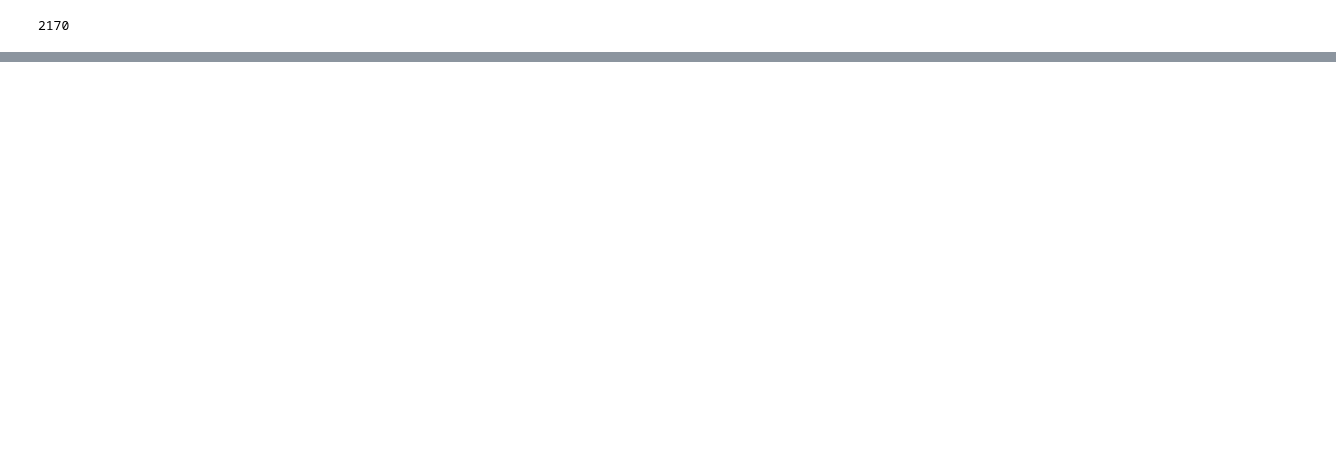
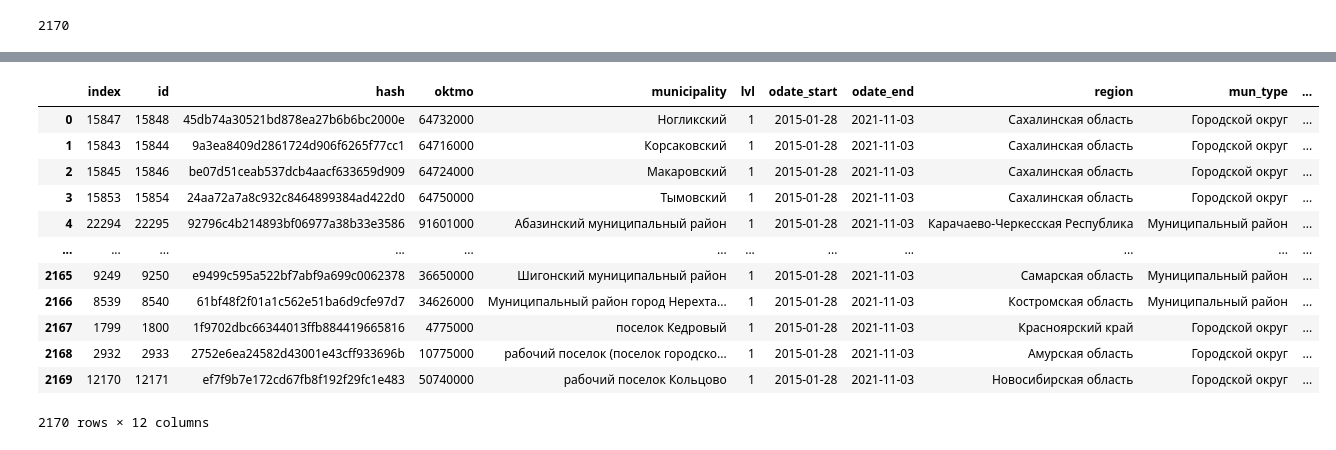
Before and after one commit to szhizherin/Modeling-the-economic-outcomes-of-local-government-reform-in-Russia, a Jupyter notebook: information_openness/normalise_openness.ipynb, the cells around one changed output, grey strips where cells are left out. Saved outputs shown, nothing was run; the diff lists cells and outputs as text; code cells hidden in the pictures; blank space fills up the shorter version.

```diff
--- a/information_openness/normalise_openness.ipynb
+++ b/information_openness/normalise_openness.ipynb
@@ -55,5 +109,7 @@ matcher = Geomatch(standard_db=standard_df,
 # %%
 test_norm = matcher(test)
+# %%
+test_norm2 = normaliser(test)
 # %%
 test_norm
 # %% [output]
@@ -70,6 +126,22 @@ test_norm
 | 2168 | 2933 | 2752e6ea24582d43001e43cff933696b | 10775000 | рабочий поселок (поселок городско... | 1 | 2015-01-28 | 2021-11-03 | Амурская область | Городской округ | ... |
 | 2169 | 12171 | ef7f9b7e172cd67fb8f192f29fc1e483 | 50740000 | рабочий поселок Кольцово | 1 | 2015-01-28 | 2021-11-03 | Новосибирская область | Городской округ | ... |
 2170 rows × 11 columns
+# %%
+test_norm2
+# %% [output]
+|  | index | id | hash | oktmo | municipality | lvl | odate_start | odate_end | region | mun_type | ... |
+| 0 | 15847 | 15848 | 45db74a30521bd878ea27b6b6bc2000e | 64732000 | Ногликский | 1 | 2015-01-28 | 2021-11-03 | Сахалинская область | Городской округ | ... |
+| 1 | 15843 | 15844 | 9a3ea8409d2861724d906f6265f77cc1 | 64716000 | Корсаковский | 1 | 2015-01-28 | 2021-11-03 | Сахалинская область | Городской округ | ... |
+| 2 | 15845 | 15846 | be07d51ceab537dcb4aacf633659d909 | 64724000 | Макаровский | 1 | 2015-01-28 | 2021-11-03 | Сахалинская область | Городской округ | ... |
+| 3 | 15853 | 15854 | 24aa72a7a8c932c8464899384ad422d0 | 64750000 | Тымовский | 1 | 2015-01-28 | 2021-11-03 | Сахалинская область | Городской округ | ... |
+| 4 | 22294 | 22295 | 92796c4b214893bf06977a38b33e3586 | 91601000 | Абазинский муниципальный район | 1 | 2015-01-28 | 2021-11-03 | Карачаево-Черкесская Республика | Муниципальный район | ... |
+| ... | ... | ... | ... | ... | ... | ... | ... | ... | ... | ... | ... |
+| 2165 | 9249 | 9250 | e9499c595a522bf7abf9a699c0062378 | 36650000 | Шигонский муниципальный район | 1 | 2015-01-28 | 2021-11-03 | Самарская область | Муниципальный район | ... |
+| 2166 | 8539 | 8540 | 61bf48f2f01a1c562e51ba6d9cfe97d7 | 34626000 | Муниципальный район город Нерехта... | 1 | 2015-01-28 | 2021-11-03 | Костромская область | Муниципальный район | ... |
+| 2167 | 1799 | 1800 | 1f9702dbc66344013ffb884419665816 | 4775000 | поселок Кедровый | 1 | 2015-01-28 | 2021-11-03 | Красноярский край | Городской округ | ... |
+| 2168 | 2932 | 2933 | 2752e6ea24582d43001e43cff933696b | 10775000 | рабочий поселок (поселок городско... | 1 | 2015-01-28 | 2021-11-03 | Амурская область | Городской округ | ... |
+| 2169 | 12170 | 12171 | ef7f9b7e172cd67fb8f192f29fc1e483 | 50740000 | рабочий поселок Кольцово | 1 | 2015-01-28 | 2021-11-03 | Новосибирская область | Городской округ | ... |
+2170 rows × 12 columns
 # %%
 test.to_excel("before.xlsx")
 # %%
```
Also changed, not shown: parts of 14 cells of this notebook, 5 other files.
